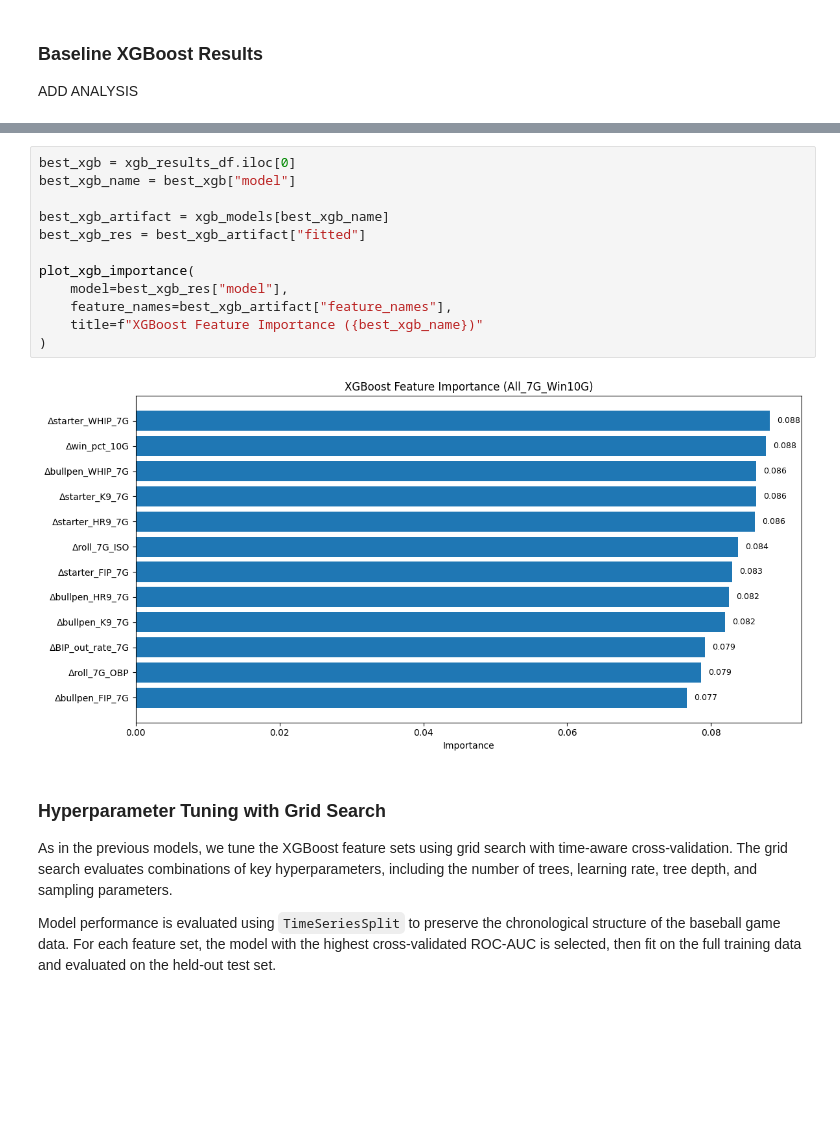
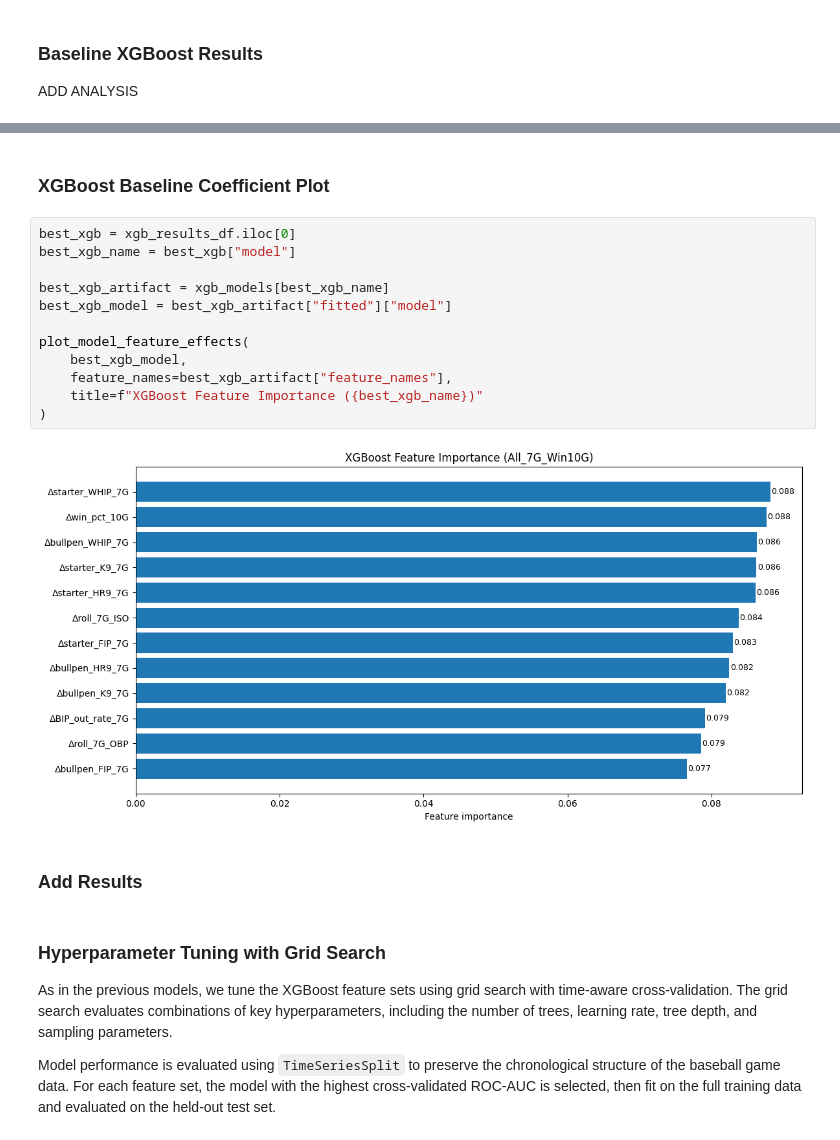
Before and after one commit to Sam-Gartenstein/mlb-win-prediction, a Jupyter notebook: ML Game Outcome Modeling.ipynb, the cells around one changed output, grey strips where cells are left out. Drawn from its saved outputs; the diff is of its cells as text; blank space fills up the shorter version.

```diff
--- a/ML Game Outcome Modeling.ipynb
+++ b/ML Game Outcome Modeling.ipynb
@@ -1408,17 +1374,21 @@ def plot_xgb_importance(
-# %%
-best_xgb = xgb_results_df.iloc[0]
-best_xgb_name = best_xgb["model"]
-
-best_xgb_artifact = xgb_models[best_xgb_name]
-best_xgb_res = best_xgb_artifact["fitted"]
-
-plot_xgb_importance(
-    model=best_xgb_res["model"],
-    feature_names=best_xgb_artifact["feature_names"],
-    title=f"XGBoost Feature Importance ({best_xgb_name})"
-)
-# %% [output]
-[figure, removed]
+# %% [markdown]
+### XGBoost Baseline Coefficient Plot
+# %%
+best_xgb = xgb_results_df.iloc[0]
+best_xgb_name = best_xgb["model"]
+
+best_xgb_artifact = xgb_models[best_xgb_name]
+best_xgb_model = best_xgb_artifact["fitted"]["model"]
+
+plot_model_feature_effects(
+    best_xgb_model,
+    feature_names=best_xgb_artifact["feature_names"],
+    title=f"XGBoost Feature Importance ({best_xgb_name})"
+)
+# %% [output]
+[figure, added]
+# %% [markdown]
+### Add Results
 # %% [markdown]
 ### Hyperparameter Tuning with Grid Search
 
```
Also changed, not shown: parts of 11 cells of this notebook.
